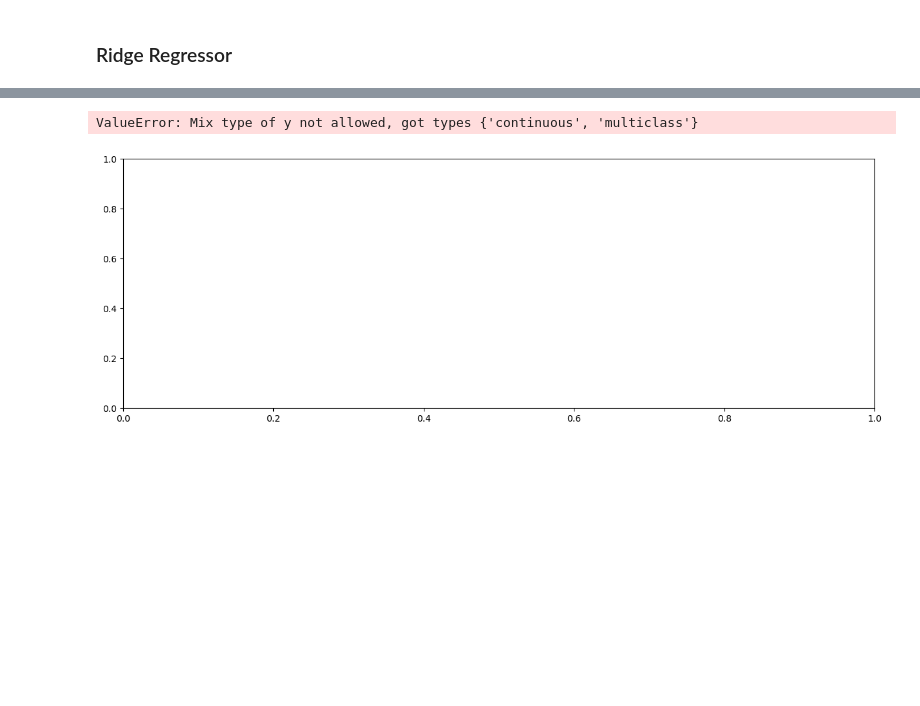
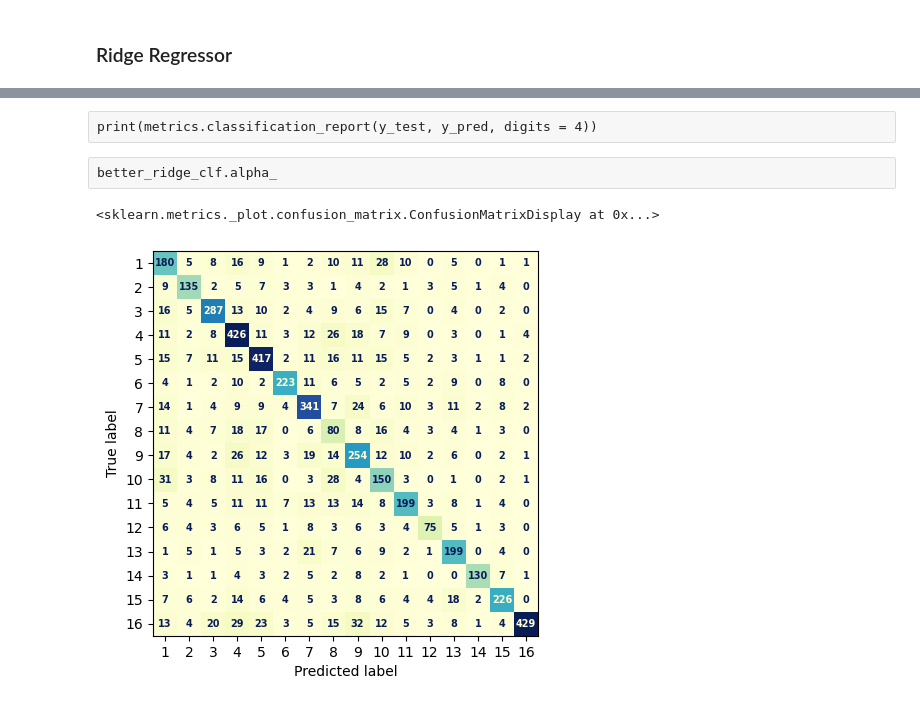
Before and after one commit to joshwinnes11/Project-4, a Jupyter notebook: project4.ipynb, the cells around one changed output, grey strips where cells are left out. Cells and saved outputs as stored; diff of their text form; code cells hidden in the pictures; blank space fills up the shorter version.

Commit message:
got some sketch predictions

```diff
--- a/project4.ipynb
+++ b/project4.ipynb
@@ -171,4 +171,7 @@ corpus = text_df.text
 sdg_num = text_df.sdg
 X_train, X_test, y_train, y_test = \
     train_test_split(corpus, sdg_num, test_size=0.20, random_state=11)
+
+X_train_count_vector = count_vectorizer.transform(X_train)
+X_test_count_vector = count_vectorizer.transform(X_test)
 # %% [markdown]
@@ -176,13 +179,2 @@ X_train, X_test, y_train, y_test = \
 # %% [markdown]
 ### Multinomial Naive Bayes
-# %%
-X_train_count_vectorizer = CountVectorizer(ngram_range=(2,2), stop_words = "english" )
-X_train_count_vectorizer.fit(X_train)
-X_train_count_vector = X_train_count_vectorizer.transform(X_train)
-X_test_count_vector = X_train_count_vectorizer.transform(X_test)
-
-count_multinomialNB_clf = MultinomialNB().fit(X_train_count_vector, y_train)
-y_pred = count_multinomialNB_clf.predict(X_test_count_vector)
-fig, ax = plt.subplots(figsize=(15, 5))
-font = {'family': 'sans-serif', 'weight': 'heavy','size': 7,}
-ConfusionMatrixDisplay.from_predictions(y_test, y_pred, text_kw=font, ax=ax, cmap=mpl.colormaps["YlGnBu"],colorbar=None)
@@ -247,9 +247,20 @@ from sklearn.linear_model import Ridge
+# %% [raw]
+print(metrics.classification_report(y_test, y_pred, digits = 4))
+# %% [raw]
+better_ridge_clf.alpha_
 # %%
-count_ridge_clf = Ridge().fit(X_train_count_vector, y_train)
-y_pred_ridge = count_ridge_clf.predict(X_test_count_vector)
+better_ridge_clf = RidgeClassifierCV(
+    alphas = [0.093,0.095,0.097],
+    cv = 5,
+    scoring = 'accuracy'
+)
+
+better_ridge_clf.fit(X_train_count_vector, y_train)
+
+y_pred = better_ridge_clf.predict(X_test_count_vector)
 fig, ax = plt.subplots(figsize=(15, 5))
 font = {'family': 'sans-serif', 'weight': 'heavy','size': 7,}
-ConfusionMatrixDisplay.from_predictions(y_test, y_pred_ridge, text_kw=font, ax=ax, cmap=mpl.colormaps["YlGnBu"],colorbar=None)
+ConfusionMatrixDisplay.from_predictions(y_test, y_pred, text_kw=font, ax=ax, cmap=mpl.colormaps["YlGnBu"],colorbar=None)
 # %% [output]
-ValueError: Mix type of y not allowed, got types {'continuous', 'multiclass'}
+<sklearn.metrics._plot.confusion_matrix.ConfusionMatrixDisplay at 0x...>
-[figure, old version]
+[figure, new version]
```
Also changed, not shown: parts of 26 cells of this notebook.
